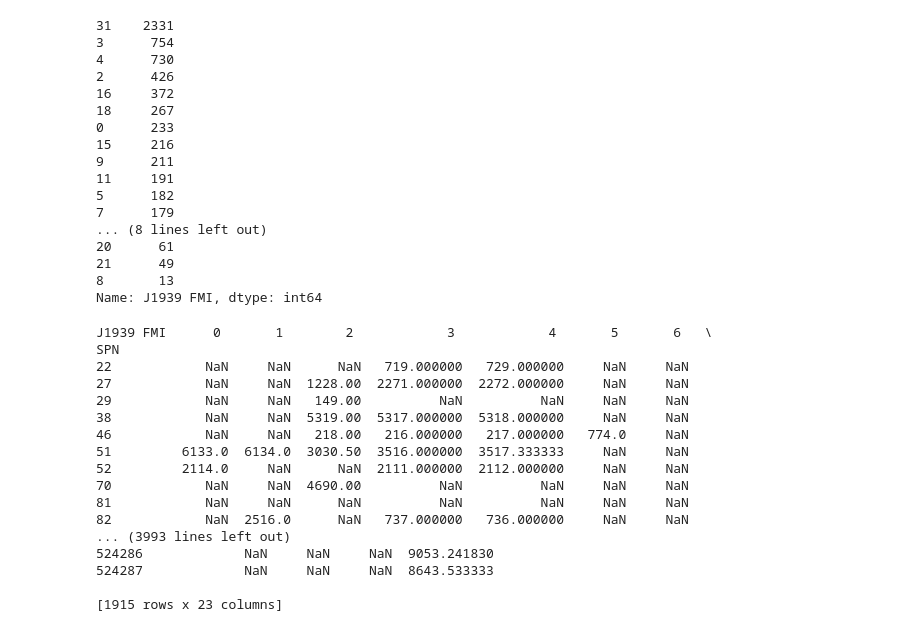
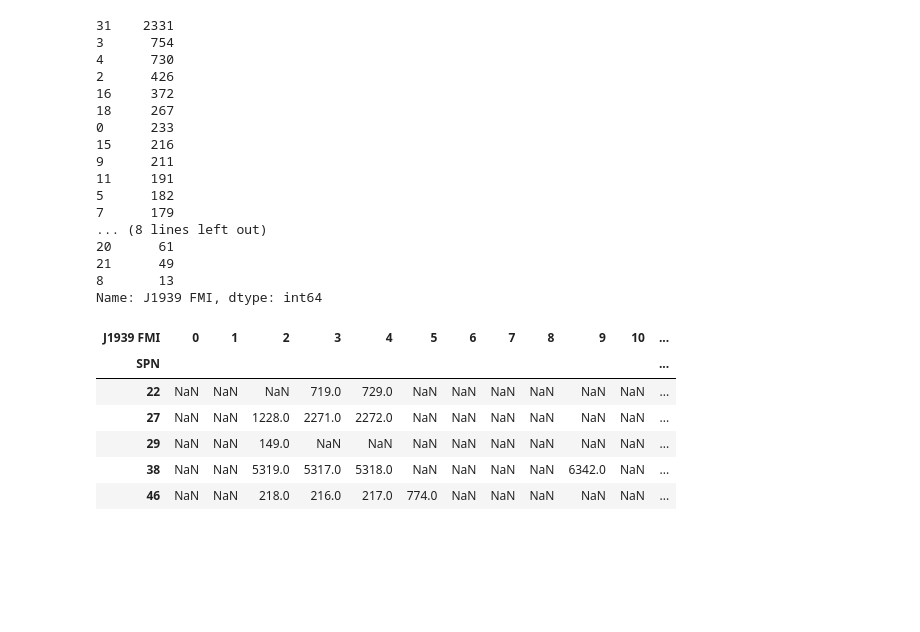
Before and after one commit to berneskaracay/dq-8-predicting-engine-derates-starfish, a Jupyter notebook: dq8.ipynb, the cells around one changed output. Saved outputs shown, nothing was run; the diff lists cells and outputs as text; code cells hidden in the pictures; blank space fills up the shorter version.

```diff
--- a/dq8.ipynb
+++ b/dq8.ipynb
@@ -277,22 +247,12 @@ Name: J1939 FMI, dtype: int64
 # %%
 output = service.pivot_table(index='SPN', columns='J1939 FMI', values='Cummins Fault Code')
 # %%
-output.head(2000)
+output.head(5)
 # %% [output]
-J1939 FMI      0       1        2            3            4       5       6   \
-SPN
-22            NaN     NaN      NaN   719.000000   729.000000     NaN     NaN
-27            NaN     NaN  1228.00  2271.000000  2272.000000     NaN     NaN
-29            NaN     NaN   149.00          NaN          NaN     NaN     NaN
-38            NaN     NaN  5319.00  5317.000000  5318.000000     NaN     NaN
-46            NaN     NaN   218.00   216.000000   217.000000   774.0     NaN
-51         6133.0  6134.0  3030.50  3516.000000  3517.333333     NaN     NaN
-52         2114.0     NaN      NaN  2111.000000  2112.000000     NaN     NaN
-70            NaN     NaN  4690.00          NaN          NaN     NaN     NaN
-81            NaN     NaN      NaN          NaN          NaN     NaN     NaN
-82            NaN  2516.0      NaN   737.000000   736.000000     NaN     NaN
-... (3993 lines left out)
-524286             NaN     NaN     NaN  9053.241830
-524287             NaN     NaN     NaN  8643.533333
-
-[1915 rows x 23 columns]
+| J1939 FMI | 0 | 1 | 2 | 3 | 4 | 5 | 6 | 7 | 8 | 9 | 10 | ... |
+| SPN |  |  |  |  |  |  |  |  |  |  |  | ... |
+| 22 | NaN | NaN | NaN | 719.0 | 729.0 | NaN | NaN | NaN | NaN | NaN | NaN | ... |
+| 27 | NaN | NaN | 1228.0 | 2271.0 | 2272.0 | NaN | NaN | NaN | NaN | NaN | NaN | ... |
+| 29 | NaN | NaN | 149.0 | NaN | NaN | NaN | NaN | NaN | NaN | NaN | NaN | ... |
+| 38 | NaN | NaN | 5319.0 | 5317.0 | 5318.0 | NaN | NaN | NaN | NaN | 6342.0 | NaN | ... |
+| 46 | NaN | NaN | 218.0 | 216.0 | 217.0 | 774.0 | NaN | NaN | NaN | NaN | NaN | ... |
```
Also changed, not shown: parts of 9 cells of this notebook.
